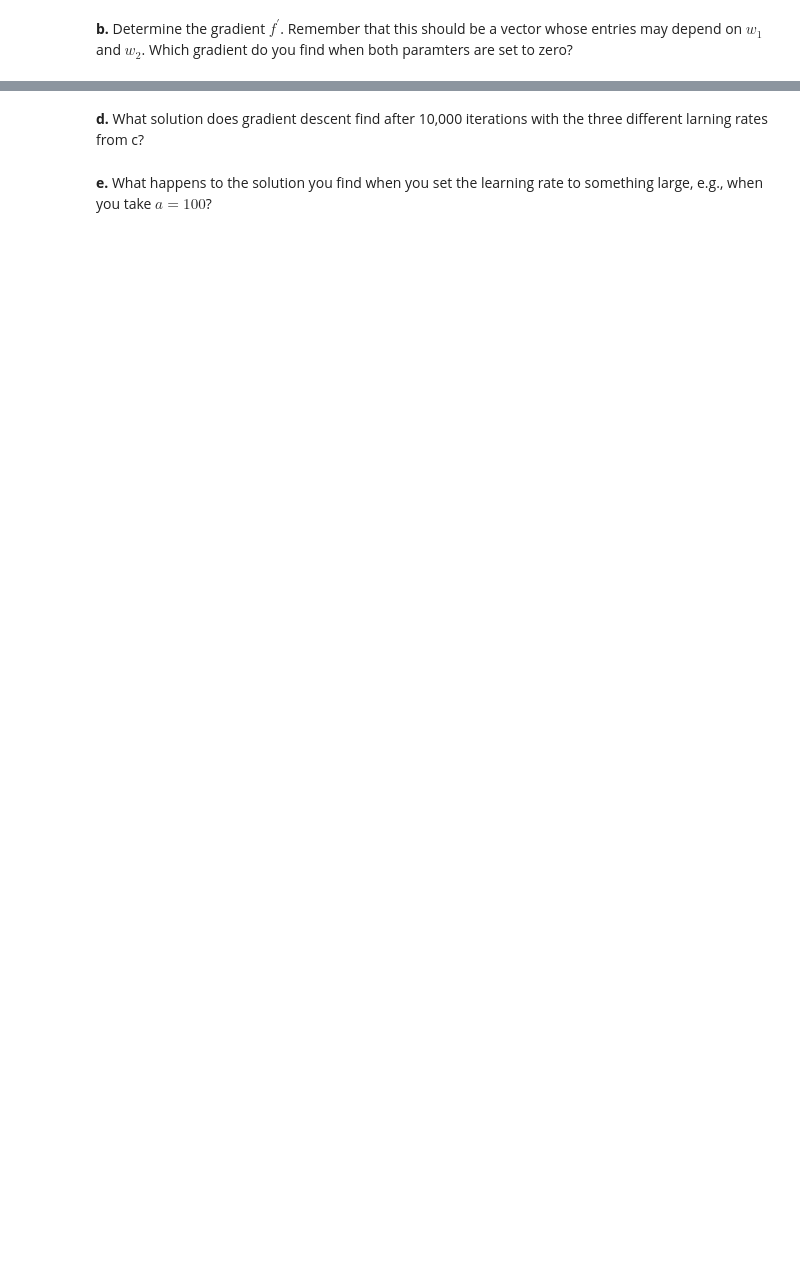
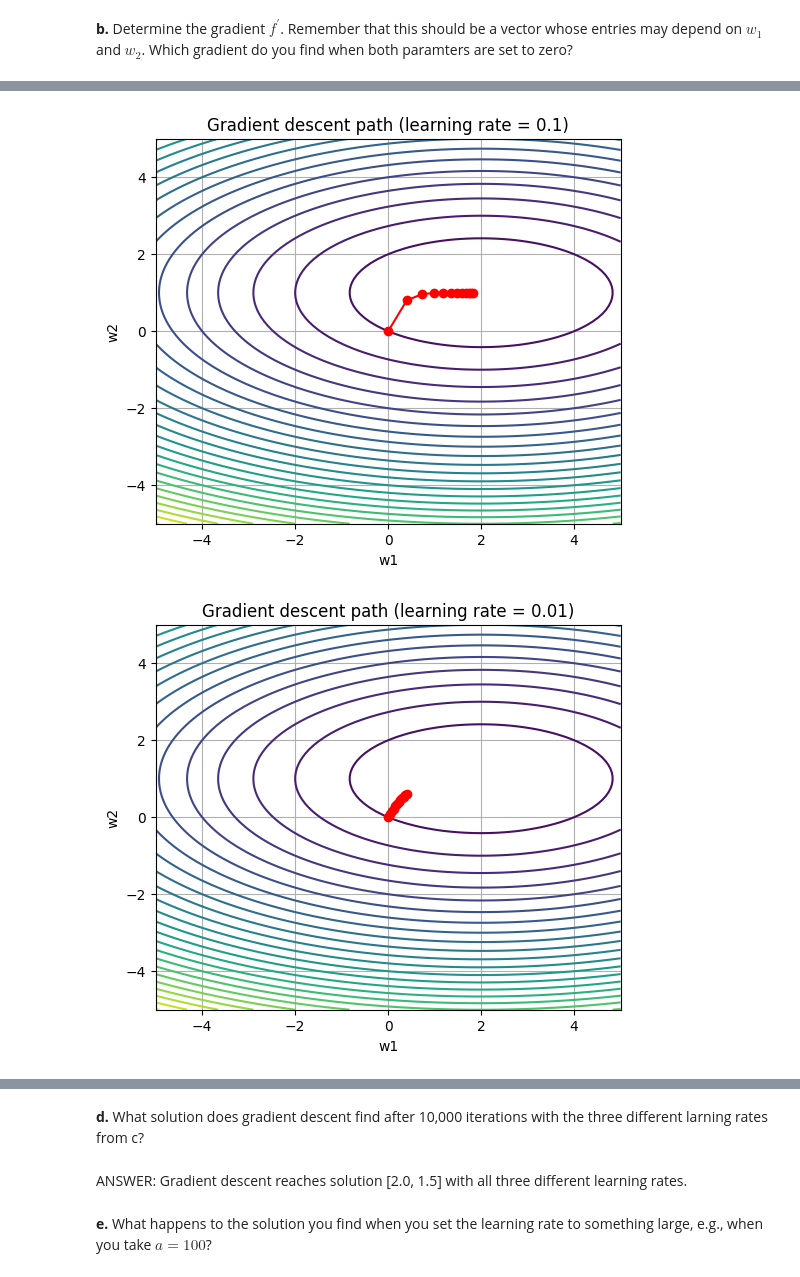
Before and after one commit to lanster42/Erasmus-Notes-25-26, a Jupyter notebook: Data mining and Machine learning/Assignment8/Assignment8_DMML_20251106.ipynb, the cells around one changed output, grey strips where cells are left out. Saved outputs shown, nothing was run; the diff lists cells and outputs as text; code cells hidden in the pictures; blank space fills up the shorter version.

```diff
--- a/Data mining and Machine learning/Assignment8/Assignment8_DMML_20251106.ipynb
+++ b/Data mining and Machine learning/Assignment8/Assignment8_DMML_20251106.ipynb
@@ -212,0 +399,33 @@ plot_contours(
+# %%
+learning_rates = [0.1, 0.01, 0.001, 0.27]
+w0 = np.array([0.0, 0.0])
+
+def iter_loc_min(func, grad_func, learning_rate):
+    for a in learning_rate:
+        w = w0.copy()   #the copying is so we can change w after we call the old one (AKA recursive formula)
+        ws = [w.copy()]
+        for j in range(11):  #taking 10 steps
+            w = w - a * grad_func(w[0], w[1])
+            ws.append(w.copy())
+        ws = np.array(ws)
+
+        # plot contour and path
+        x = np.linspace(-5, 5, 100)
+        y = np.linspace(-5, 5, 100)
+        X, Y = np.meshgrid(x, y)
+
+        Z = func(X, Y)
+
+        plt.figure(figsize=(6, 5))
+        plt.contour(X, Y, Z, levels=30)
+        plt.plot(ws[:, 0], ws[:, 1], 'o-', color='red')
+        plt.title(f"Gradient descent path (learning rate = {a})")
+        plt.xlabel("w1")
+        plt.ylabel("w2")
+        plt.grid(True)
+        plt.show()
+
+iter_loc_min(f, grad_f, learning_rates)
+# %% [output]
+[figure, added]
+[figure, added]
@@ -213,4 +434,6 @@ plot_contours(
 # %% [markdown]
 **d.**  What solution does gradient descent find after 10,000 iterations with the three different larning rates from c?
+# %% [markdown]
+ANSWER: Gradient descent reaches solution [2.0, 1.5] with all three different learning rates.
 # %% [markdown]
 **e.** What happens to the solution you find when you set the learning rate to something large, e.g., when you take $a = 100$?
```
Also changed, not shown: parts of 15 cells of this notebook.
